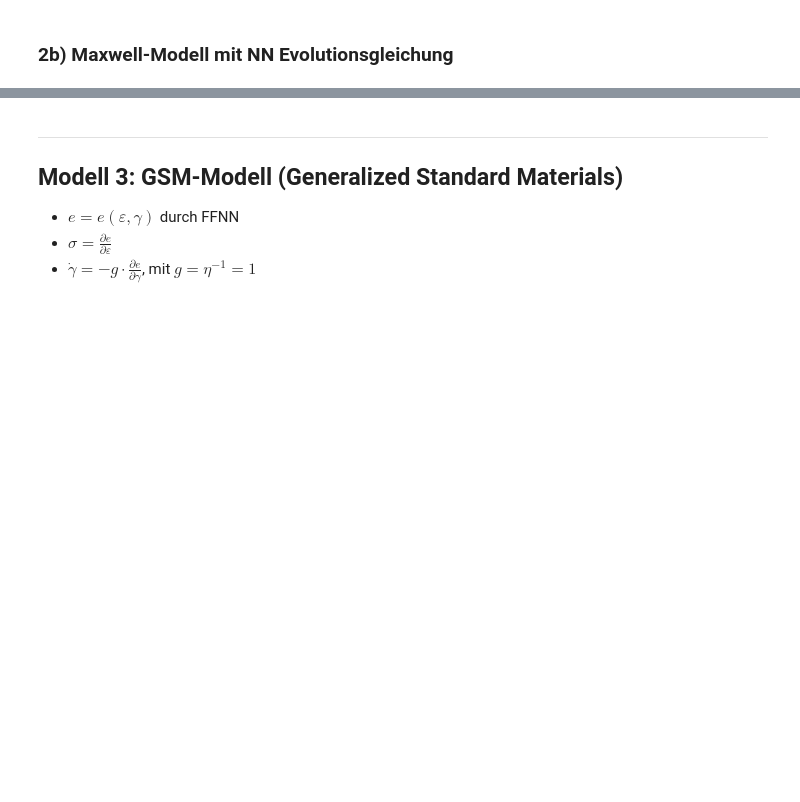
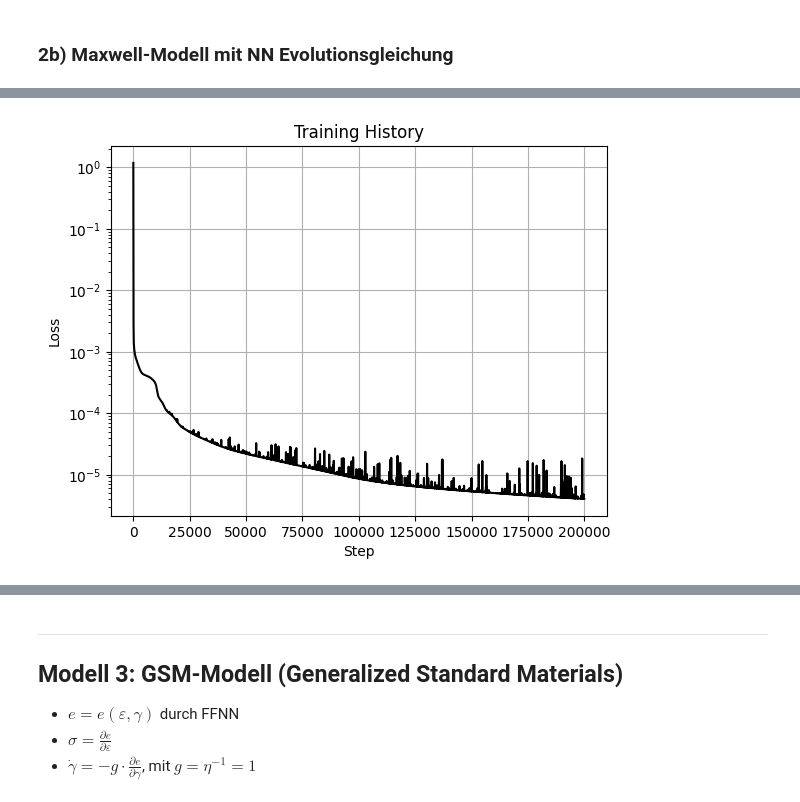
Before and after one commit to Lukas-F-1/ML-Tutorial-WS25_26, a Jupyter notebook: viscoelasticity/main.ipynb, the cells around one changed output, grey strips where cells are left out. Cells and saved outputs as stored; diff of their text form; code cells hidden in the pictures; blank space fills up the shorter version.

```diff
--- a/viscoelasticity/main.ipynb
+++ b/viscoelasticity/main.ipynb
@@ -156,9 +175,10 @@ model_mnn, history_mnn = klax.fit(
     model_mnn,
     ((eps_cal, dts_cal), sig_cal),
     batch_axis=0,
-    steps=1000,
+    steps=200000,
     history=klax.HistoryCallback(log_every=100),
     key=keys[1],
 )
 
 history_mnn.plot()
+# %% [output]
@@ -165,3 +202,4 @@ history_mnn.plot()
+[figure, added]
 # %%
 model_mnn_ = klax.finalize(model_mnn)
 
```
Also changed, not shown: parts of 8 cells of this notebook, 6 other files.
